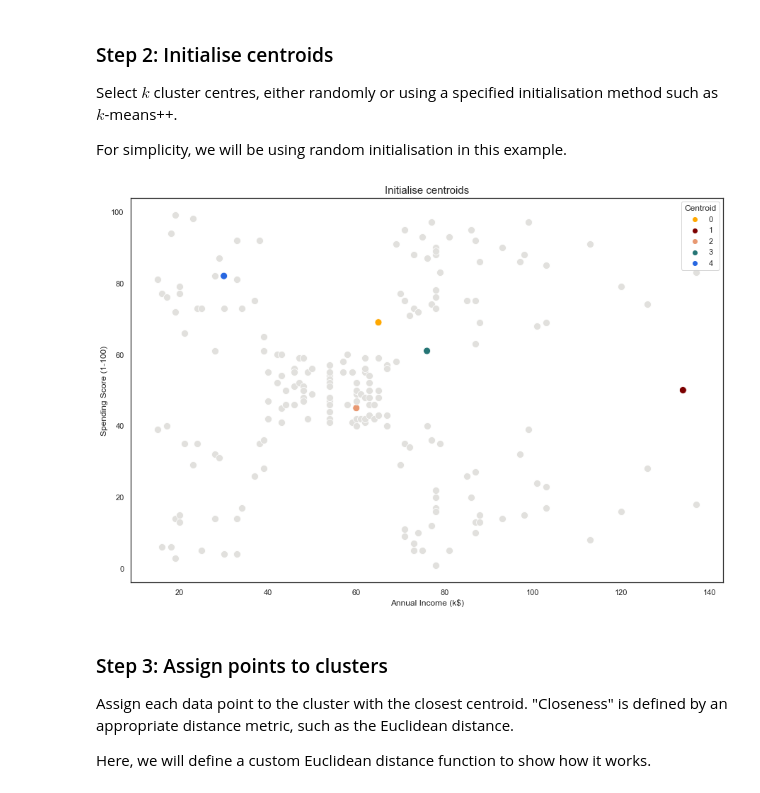
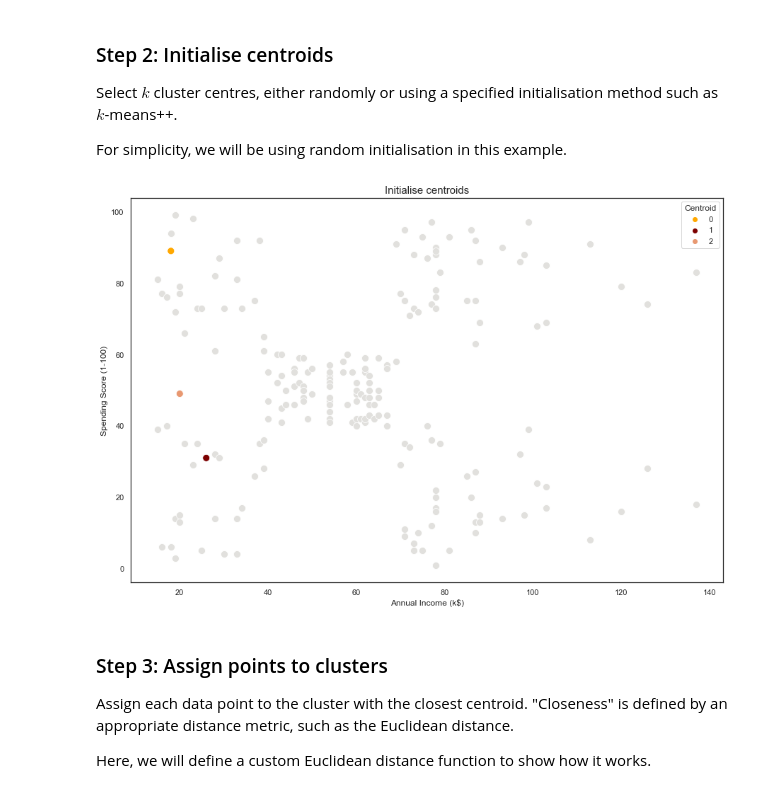
Before and after one commit to Decision-Data/machine-learning, a Jupyter notebook: k-means-clustering/Tutorial - K-Means Clustering Steps.ipynb, the cells around one changed output. Saved outputs shown, nothing was run; the diff lists cells and outputs as text; code cells hidden in the pictures.

```diff
--- a/k-means-clustering/Tutorial - K-Means Clustering Steps.ipynb
+++ b/k-means-clustering/Tutorial - K-Means Clustering Steps.ipynb
@@ -77,3 +70,6 @@ k = 5
+# %%
+# Select k
+k = 3
 # %% [markdown]
 ### Step 2: Initialise centroids
 Select $k$ cluster centres, either randomly or using a specified initialisation method such as $k$-means++.
@@ -82,23 +78,23 @@ For simplicity, we will be using random initialisation in this example.
 # %%
 # Randomly select centroids within the given data space
 var_x = df['Annual Income (k$)']
 var_y = df['Spending Score (1-100)']
 min_x, max_x, min_y, max_y = min(var_x), max(var_x), min(var_y), max(var_y)
 x = [random.randint(int(min_x), int(max_x)) for n in range(k)]
 y = [random.randint(int(min_y), int(max_y)) for n in range(k)]
 
 # Plot the centroids with the data
 plt.figure(figsize=(15, 10))
-sns.scatterplot(x=x, y=y, palette=palette_clusters, hue=range(5), legend='full', s=100)
+sns.scatterplot(x=x, y=y, palette=palette_clusters[0:k], hue=range(k), legend='full', s=100)
 sns.scatterplot(data=df, x='Annual Income (k$)', y='Spending Score (1-100)',
                 color='#E1E0DD', legend='full', s=100)
 plt.title('Initialise centroids', size=15)
 plt.legend(title='Centroid')
 plt.xlabel('Annual Income (k$)')
 plt.ylabel('Spending Score (1-100)')
 plt.show()
 # %% [output]
-[figure, old version]
+[figure, new version]
 # %% [markdown]
 ### Step 3: Assign points to clusters
 Assign each data point to the cluster with the closest centroid. "Closeness" is defined by an appropriate distance metric, such as the Euclidean distance.
```
Also changed, not shown: parts of 10 cells of this notebook.
